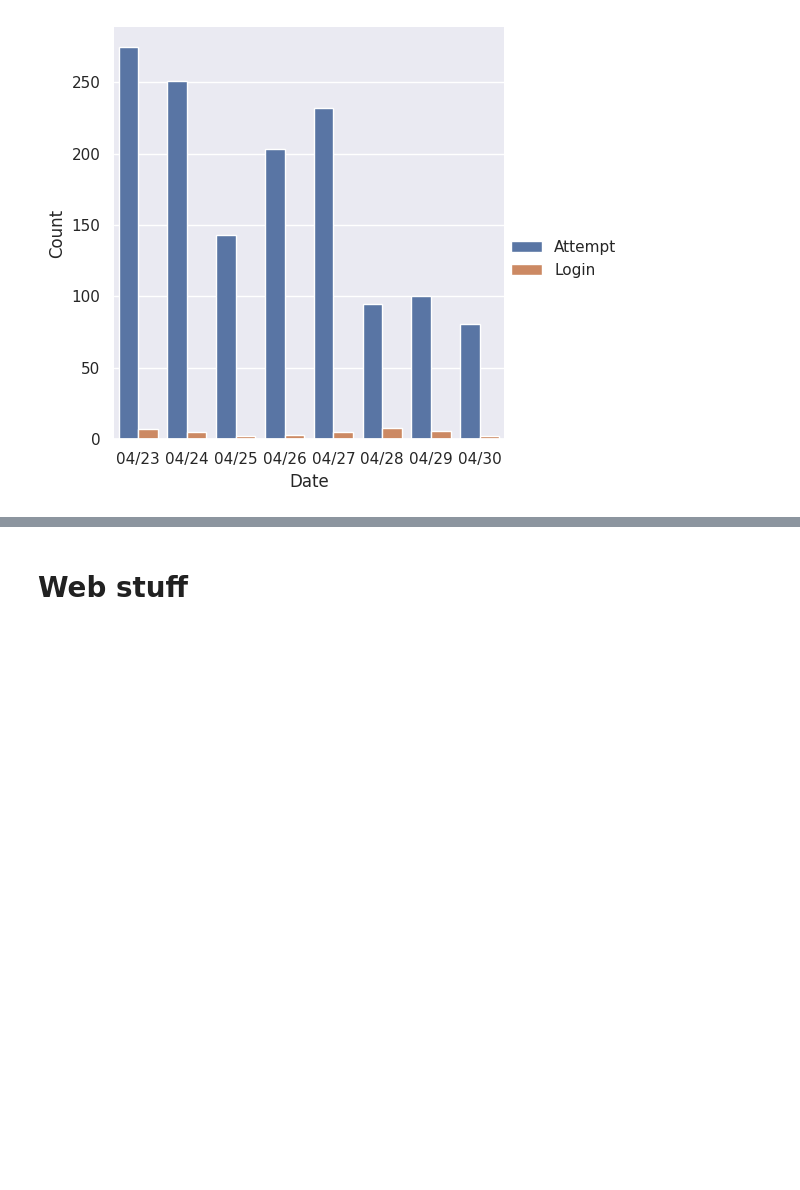
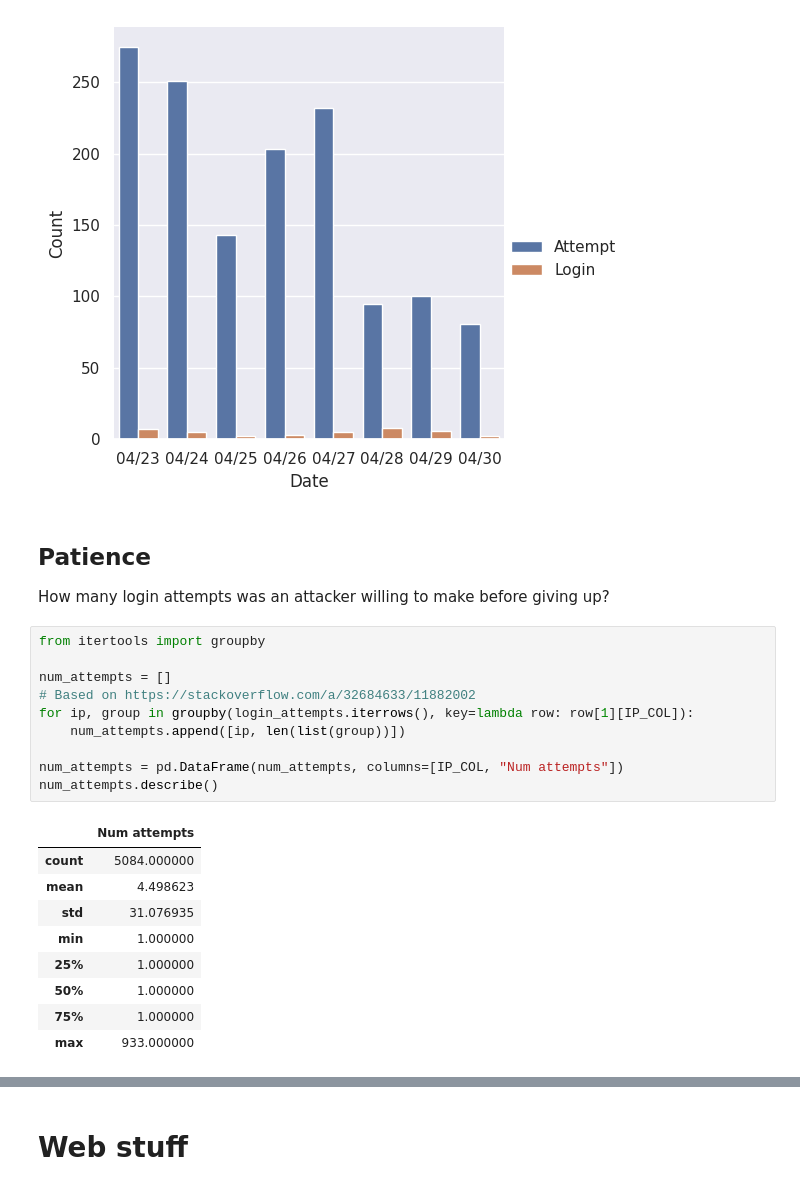
Before and after one commit to ysthakur/hacs202-ssh-hp, a Jupyter notebook: imhungry.ipynb, the cells around one changed output, grey strips where cells are left out. Saved outputs shown, nothing was run; the diff lists cells and outputs as text; blank space fills up the shorter version.

```diff
--- a/imhungry.ipynb
+++ b/imhungry.ipynb
@@ -248,3 +248,27 @@ g.legend.set_title("")
 # %% [output]
 <Figure size 1200x1200 with 0 Axes>
 [figure]
+# %% [markdown]
+## Patience
+
+How many login attempts was an attacker willing to make before giving up?
+# %%
+from itertools import groupby
+
+num_attempts = []
+# Based on https://stackoverflow.com/a/32684633/11882002
+for ip, group in groupby(login_attempts.iterrows(), key=lambda row: row[1][IP_COL]):
+    num_attempts.append([ip, len(list(group))])
+
+num_attempts = pd.DataFrame(num_attempts, columns=[IP_COL, "Num attempts"])
+num_attempts.describe()
+# %% [output]
+|  | Num attempts |
+| count | 5084.000000 |
+| mean | 4.498623 |
+| std | 31.076935 |
+| min | 1.000000 |
+| 25% | 1.000000 |
+| 50% | 1.000000 |
+| 75% | 1.000000 |
+| max | 933.000000 |
```
Also changed, not shown: parts of 2 cells of this notebook.
